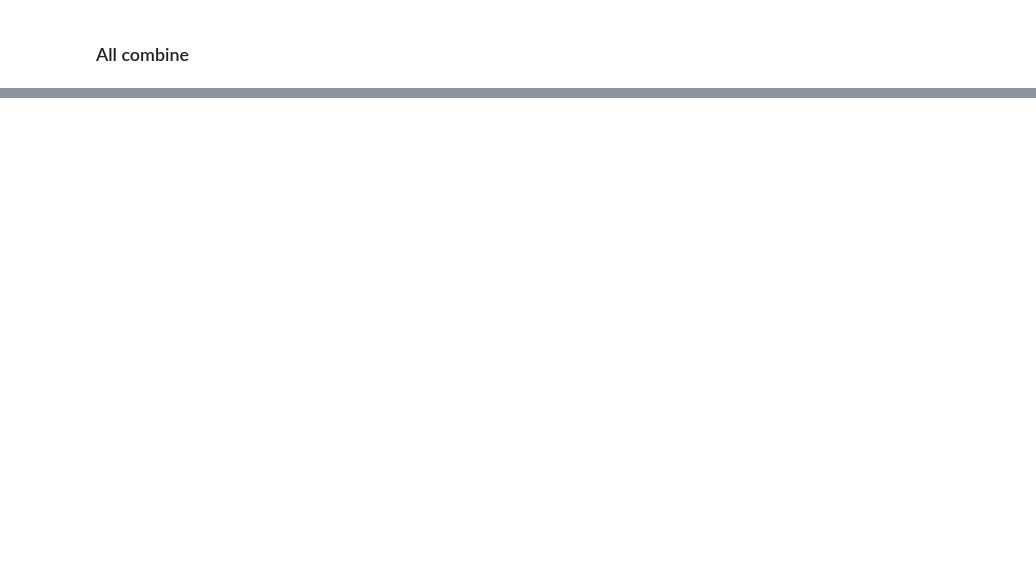
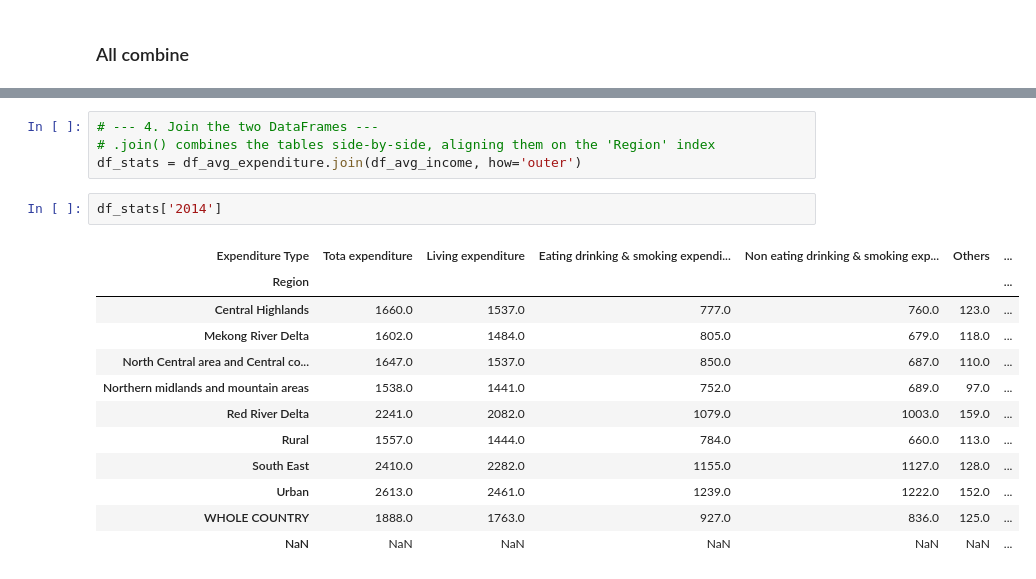
Before and after one commit to quocan91tc/DALAS_Project, a Jupyter notebook: main.ipynb, the cells around one changed output, grey strips where cells are left out. Cells and saved outputs as stored; diff of their text form; blank space fills up the shorter version.

```diff
--- a/main.ipynb
+++ b/main.ipynb
@@ -610,0 +634,19 @@ df_final = df_avg_expenditure.join(df_avg_income, how='outer')
+# %%
+# --- 4. Join the two DataFrames ---
+# .join() combines the tables side-by-side, aligning them on the 'Region' index
+df_stats = df_avg_expenditure.join(df_avg_income, how='outer')
+# %%
+df_stats['2014']
+# %% [output]
+| Expenditure Type | Tota expenditure | Living expenditure | Eating drinking & smoking expendi... | Non eating drinking & smoking exp... | Others | ... |
+| Region |  |  |  |  |  | ... |
+| Central Highlands | 1660.0 | 1537.0 | 777.0 | 760.0 | 123.0 | ... |
+| Mekong River Delta | 1602.0 | 1484.0 | 805.0 | 679.0 | 118.0 | ... |
+| North Central area and Central co... | 1647.0 | 1537.0 | 850.0 | 687.0 | 110.0 | ... |
+| Northern midlands and mountain areas | 1538.0 | 1441.0 | 752.0 | 689.0 | 97.0 | ... |
+| Red River Delta | 2241.0 | 2082.0 | 1079.0 | 1003.0 | 159.0 | ... |
+| Rural | 1557.0 | 1444.0 | 784.0 | 660.0 | 113.0 | ... |
+| South East | 2410.0 | 2282.0 | 1155.0 | 1127.0 | 128.0 | ... |
+| Urban | 2613.0 | 2461.0 | 1239.0 | 1222.0 | 152.0 | ... |
+| WHOLE COUNTRY | 1888.0 | 1763.0 | 927.0 | 836.0 | 125.0 | ... |
+| NaN | NaN | NaN | NaN | NaN | NaN | ... |
```
Also changed, not shown: parts of 6 cells of this notebook.
